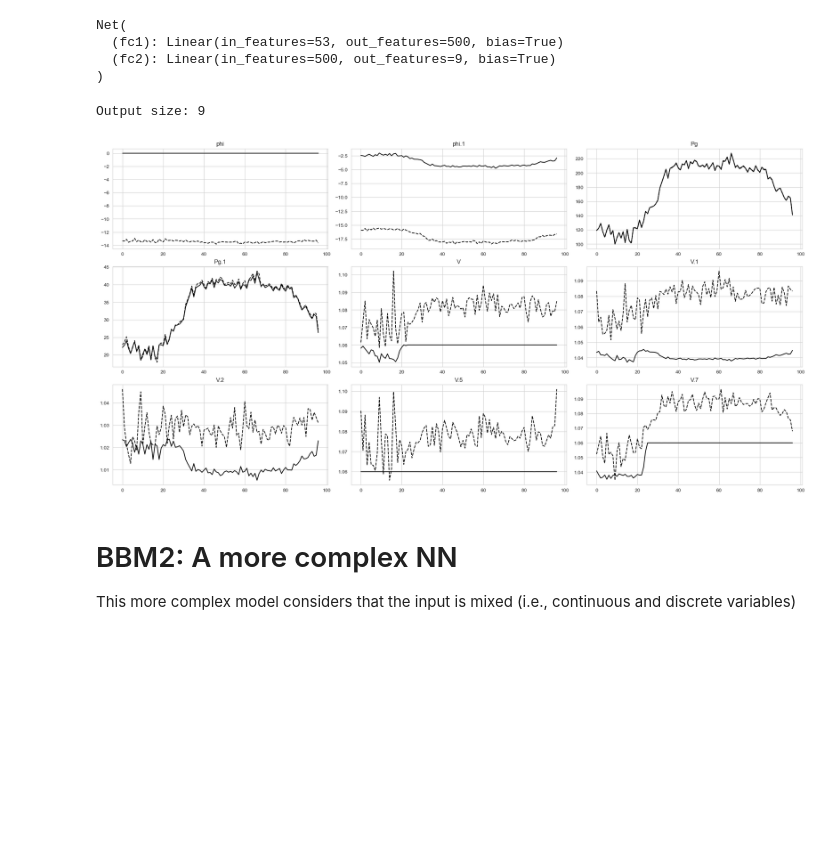
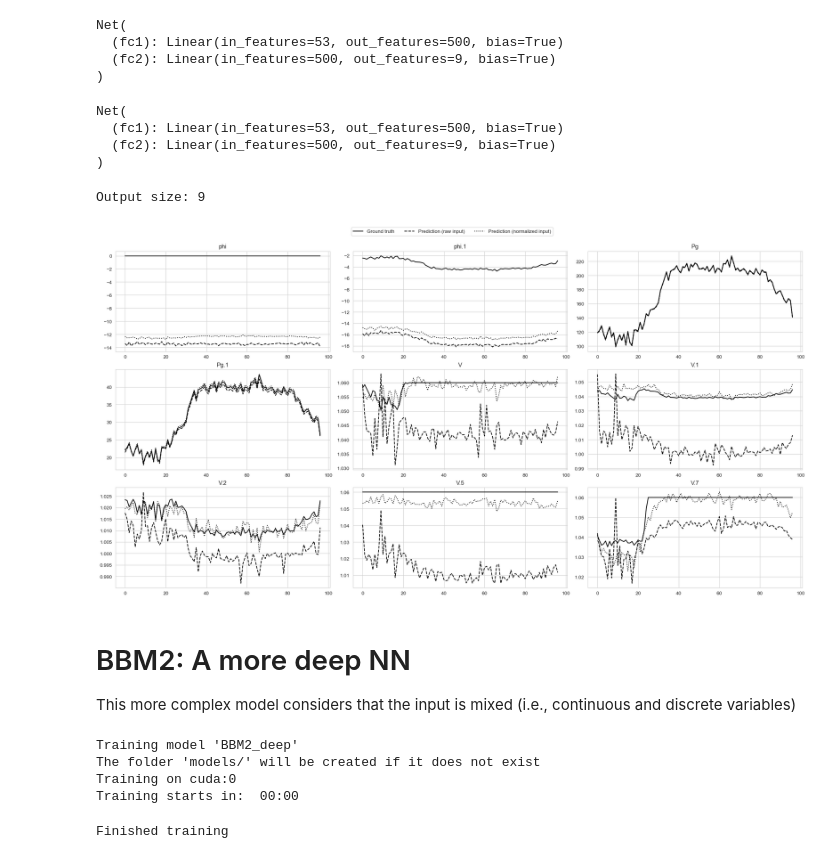
Before and after one commit to jpfutalef/IPTLC_BBMs, a Jupyter notebook: OPF_BBMs.ipynb, the cells around one changed output. Cells and saved outputs as stored; diff of their text form; code cells hidden in the pictures; blank space fills up the shorter version.

Commit message:
More OPF BBMs. Created res/ folder to began generalized development of BBMs. Added res/creator.py for this purpose.

```diff
--- a/OPF_BBMs.ipynb
+++ b/OPF_BBMs.ipynb
@@ -28,15 +30,16 @@ print(device)
 cuda:0
 # %%
 # Choose the dataset to use
+inputs_dataset = "input_all_simulations_normalized"
 outputs_dataset = "output_all_simulations_3"
 
 # Setting the paths
 data_folder = Path("data/OPF/2023-12-06_18-00-46")
-input_path = data_folder / "input_all_simulations.npy"
+input_path = data_folder / f"{inputs_dataset}.npy"
 output_path = data_folder / f"{outputs_dataset}.npy"
 
 # Load the CSVs and reset index to 0,1,2,...
-input_df = pd.read_csv(data_folder / "input_all_simulations.csv", index_col=0, header=0).reset_index(drop=True)
+input_df = pd.read_csv(data_folder / f"{inputs_dataset}.csv", index_col=0, header=0).reset_index(drop=True)
 output_df = pd.read_csv(data_folder / f"{outputs_dataset}.csv", index_col=0, header=0).reset_index(drop=True)
 # %%
 input_df.head()
@@ -333,7 +442,7 @@ Test loss: 15.52
 # %%
 # Load the model from the file, ensure the device is the same
 OPF_BBM_1 = Net(X_np.shape[1], Y_np.shape[1])
-OPF_BBM_1.load_state_dict(torch.load("models/BBM1_2layers_best.pt"))
+OPF_BBM_1.load_state_dict(torch.load("models/BBM1_2layers_2024-01-29_16-33-30.pt"))
 OPF_BBM_1.to(device)
 OPF_BBM_1.eval()
 # %% [output]
@@ -341,51 +450,71 @@ Net(
   (fc1): Linear(in_features=53, out_features=500, bias=True)
   (fc2): Linear(in_features=500, out_features=9, bias=True)
 )
+# %%
+OPF_BBM_1_normalized = Net(X_np.shape[1], Y_np.shape[1])
+OPF_BBM_1_normalized.load_state_dict(torch.load("models/BBM1_2layers_2024-01-30_16-00-11_best.pt"))
+OPF_BBM_1_normalized.to(device)
+OPF_BBM_1_normalized.eval()
+# %% [output]
+Net(
+  (fc1): Linear(in_features=53, out_features=500, bias=True)
+  (fc2): Linear(in_features=500, out_features=9, bias=True)
+)
 # %%
 # Let's open single simulation
+single_input_normalized = np.load(data_folder / "input_single_example_normalized.npy")
 single_input = np.load(data_folder / "input_single_example.npy")
 single_output = np.load(data_folder / "output_single_example_3.npy")
 
+# single_input = dataloader_training.dataset[0:100][0].cpu().detach().numpy()
+# single_output = dataloader_training.dataset[0:100][1].cpu().detach().numpy()
+
 # Convert to torch tensors
+single_input_normalized = torch.from_numpy(single_input_normalized).float().to(device)
 single_input = torch.from_numpy(single_input).float().to(device)
 single_output = torch.from_numpy(single_output).float().to(device)
 
 # Predict the output over the test set
 single_prediction = OPF_BBM_1(single_input)
+single_prediction_normalized = OPF_BBM_1_normalized(single_input_normalized)
 # %%
 # Obtain the size of the output. THen, create an equal number of subplots and plot predictions versus ground truth in each subplot
 output_size = single_output.shape[1]
 print(f"Output size: {output_size}")
 
 # Get the names of the outputs from the dataframe
 output_names = output_df.columns.values.tolist()
 
 # Calculate a nice number of rows and columns for the subplots
 figsize = (20, 10)
 rows = int(np.sqrt(output_size))
 cols = int(np.ceil(output_size / rows))
 
 # Create the figure
 fig, axs = plt.subplots(rows, cols, figsize=figsize, constrained_layout=True)
 
 # Plot the predictions versus the ground truth
 for i in range(rows * cols):
     # Delete the axis if there is no data to plot
     if i >= output_size:
         axs[i // cols, i % cols].axis("off")
         continue
 
     # Calculate the row and column of the subplot
     row = i // cols
     col = i % cols
 
     # Plot the prediction versus the ground truth
     axs[row, col].plot(single_output[:, i].cpu().detach().numpy(), label="Ground truth", color="black")
-    axs[row, col].plot(single_prediction[:, i].cpu().detach().numpy(), label="Prediction", color="black", linestyle="--")
+    axs[row, col].plot(single_prediction[:, i].cpu().detach().numpy(), label="Prediction (raw input)", color="black", linestyle="--")
+    axs[row, col].plot(single_prediction_normalized[:, i].cpu().detach().numpy(), label="Prediction (normalized input)", color="black", linestyle=":")
     axs[row, col].set_title(output_names[i])
+
+# Add a legend at the top
+_ = fig.legend(["Ground truth", "Prediction (raw input)", "Prediction (normalized input)"], loc="upper center", ncol=3, bbox_to_anchor=(0.5, 1.05))
 # %% [output]
 Output size: 9
-[figure, old version]
+[figure, new version]
 # %% [markdown]
-# BBM2: A more complex NN
+# BBM2: A more deep NN
 This more complex model considers that the input is mixed (i.e., continuous and discrete variables)
@@ -391,0 +549,12 @@ This more complex model considers that the input is mixed (i.e., continuous and
+# %%
+# Instantiate and train the model
+BBM_creator.instantiate_model(DeepNN, X_np.shape[1], Y_np.shape[1])
+
+# Train the model
+BBM_creator.train(save_to="models", t_cowntdown=3)
+# %% [output]
+Training model 'BBM2_deep'
+The folder 'models/' will be created if it does not exist
+Training on cuda:0
+Training starts in:  00:00
+Finished training
```
Also changed, not shown: parts of 13 cells of this notebook, 3 other files.
